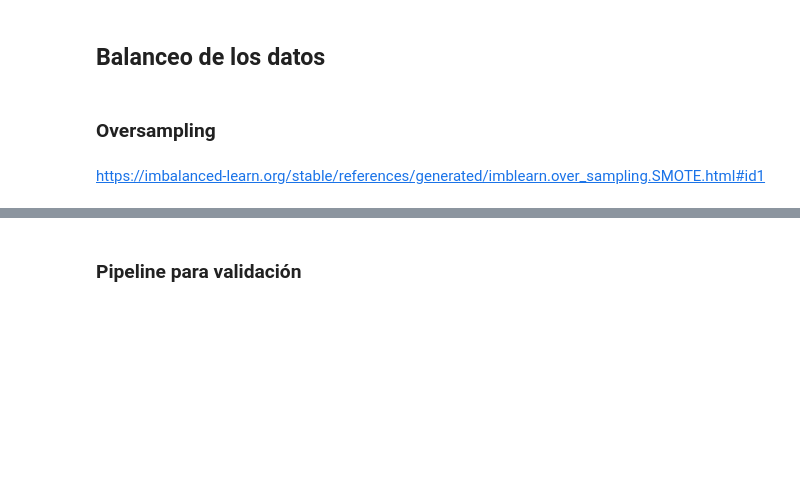
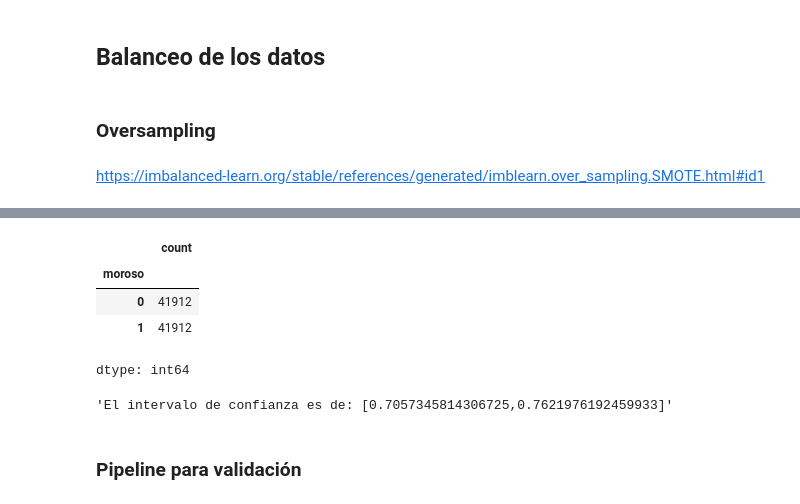
Before and after one commit to Starleen1996/Machine_Learning_modelos, a Jupyter notebook: Clasificacion_validacion_y_metricas.ipynb, the cells around one changed output, grey strips where cells are left out. Saved outputs shown, nothing was run; the diff lists cells and outputs as text; code cells hidden in the pictures; blank space fills up the shorter version.

```diff
--- a/Clasificacion_validacion_y_metricas.ipynb
+++ b/Clasificacion_validacion_y_metricas.ipynb
@@ -372,0 +386,8 @@ https://imbalanced-learn.org/stable/references/generated/imblearn.over_sampling.
+# %%
+y_balanceada.value_counts()
+# %% [output]
+|  | count |
+| moroso |  |
+| 0 | 41912 |
+| 1 | 41912 |
+dtype: int64
@@ -373,2 +398,6 @@ https://imbalanced-learn.org/stable/references/generated/imblearn.over_sampling.
+# %%
+intervalo_confianza(cv_resultados)
+# %% [output]
+'El intervalo de confianza es de: [0.7057345814306725,0.7621976192459933]'
 # %% [markdown]
 ### Pipeline para validación
```
Also changed, not shown: parts of 37 cells of this notebook.
